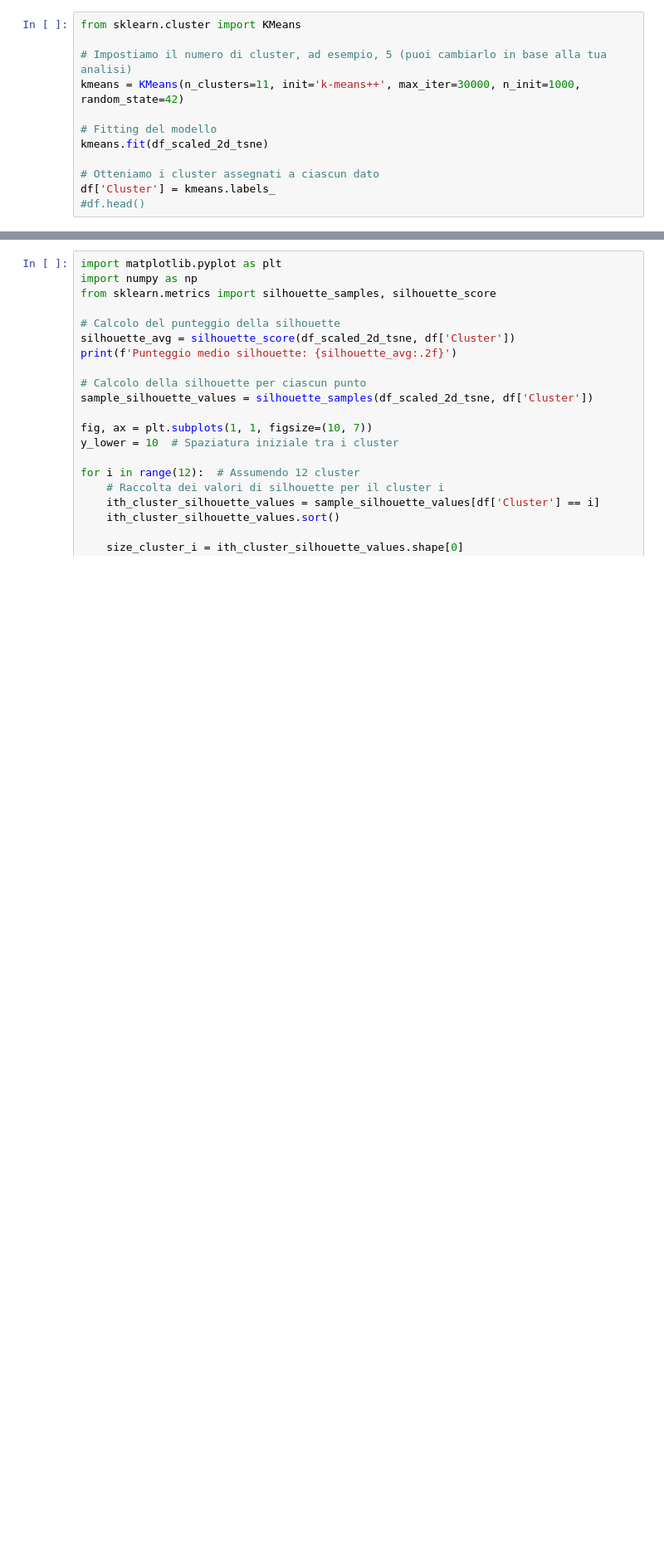
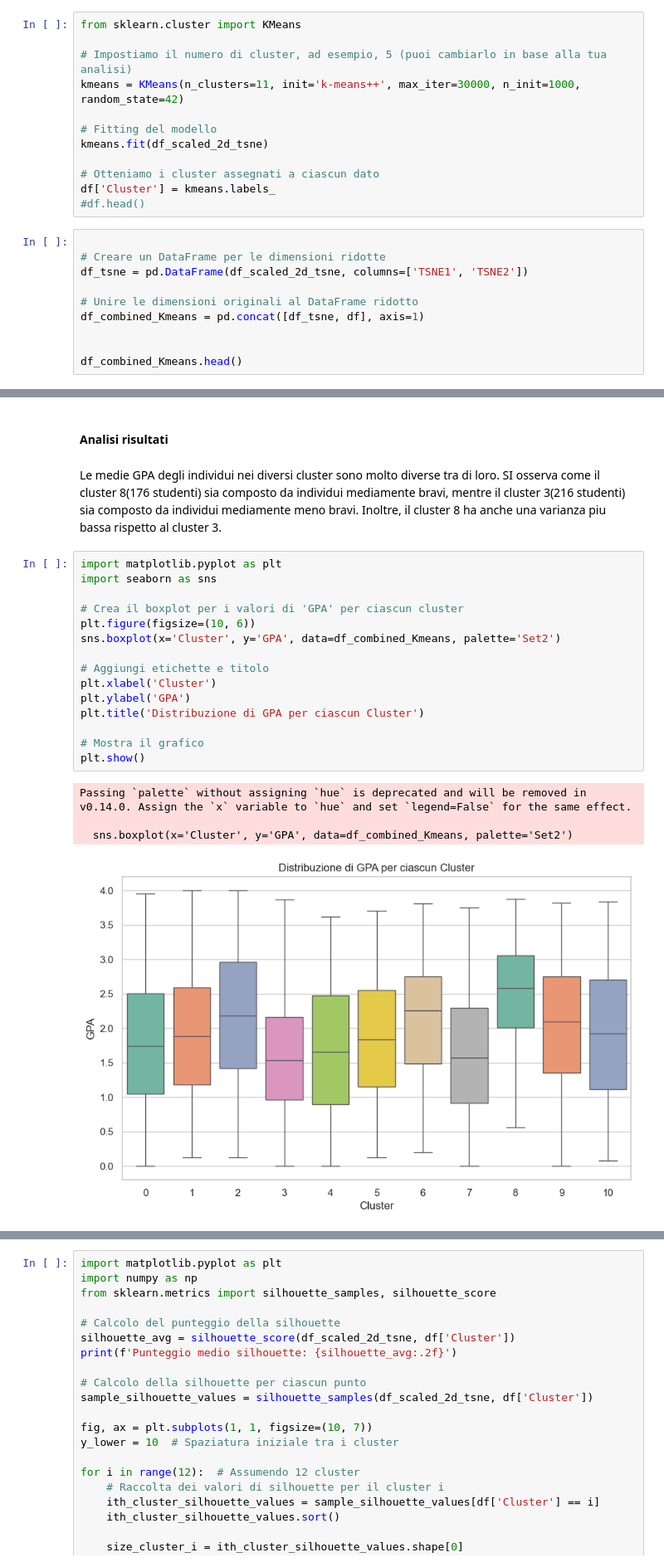
Before and after one commit to Giansimone-Coccia/Student_Performance_Analysis, a Jupyter notebook: Clusterizzazione.ipynb, the cells around one changed output, grey strips where cells are left out. Shown at 83% size. Cells and saved outputs as stored; diff of their text form; blank space fills up the shorter version.

```diff
--- a/Clusterizzazione.ipynb
+++ b/Clusterizzazione.ipynb
@@ -93,3 +93,13 @@ kmeans.fit(df_scaled_2d_tsne)
 # Otteniamo i cluster assegnati a ciascun dato
 df['Cluster'] = kmeans.labels_
 #df.head()
+# %%
+
+# Creare un DataFrame per le dimensioni ridotte
+df_tsne = pd.DataFrame(df_scaled_2d_tsne, columns=['TSNE1', 'TSNE2'])
+
+# Unire le dimensioni originali al DataFrame ridotto
+df_combined_Kmeans = pd.concat([df_tsne, df], axis=1)
+
+
+df_combined_Kmeans.head()
@@ -131,0 +159,25 @@ plt.show()
+# %% [markdown]
+#### Analisi risultati
+# %% [markdown]
+Le medie GPA degli individui nei diversi cluster sono molto diverse tra di loro. SI osserva come il cluster 8(176 studenti) sia composto da individui mediamente bravi, mentre il cluster 3(216 studenti) sia composto da individui mediamente meno bravi.
+Inoltre, il cluster 8 ha anche una varianza piu bassa rispetto al cluster 3.
+# %%
+import matplotlib.pyplot as plt
+import seaborn as sns
+
+# Crea il boxplot per i valori di 'GPA' per ciascun cluster
+plt.figure(figsize=(10, 6))
+sns.boxplot(x='Cluster', y='GPA', data=df_combined_Kmeans, palette='Set2')
+
+# Aggiungi etichette e titolo
+plt.xlabel('Cluster')
+plt.ylabel('GPA')
+plt.title('Distribuzione di GPA per ciascun Cluster')
+
+# Mostra il grafico
+plt.show()
+# %% [output]
+Passing `palette` without assigning `hue` is deprecated and will be removed in v0.14.0. Assign the `x` variable to `hue` and set `legend=False` for the same effect.
+
+  sns.boxplot(x='Cluster', y='GPA', data=df_combined_Kmeans, palette='Set2')
+[figure, added]
```
Also changed, not shown: parts of 27 cells of this notebook.
